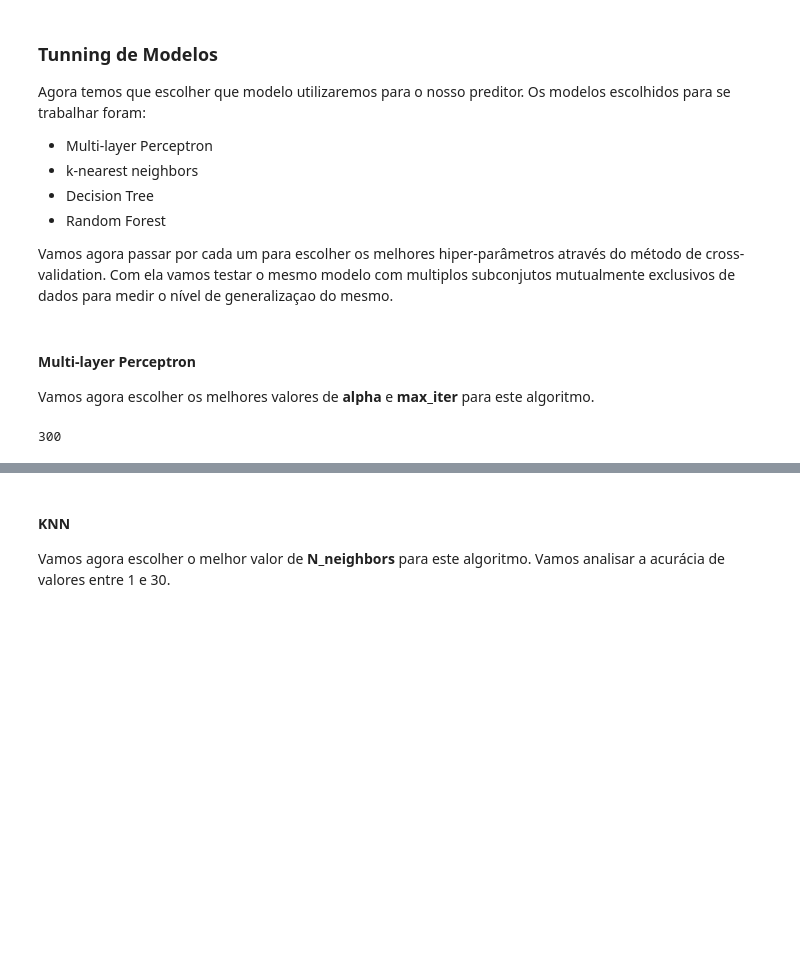
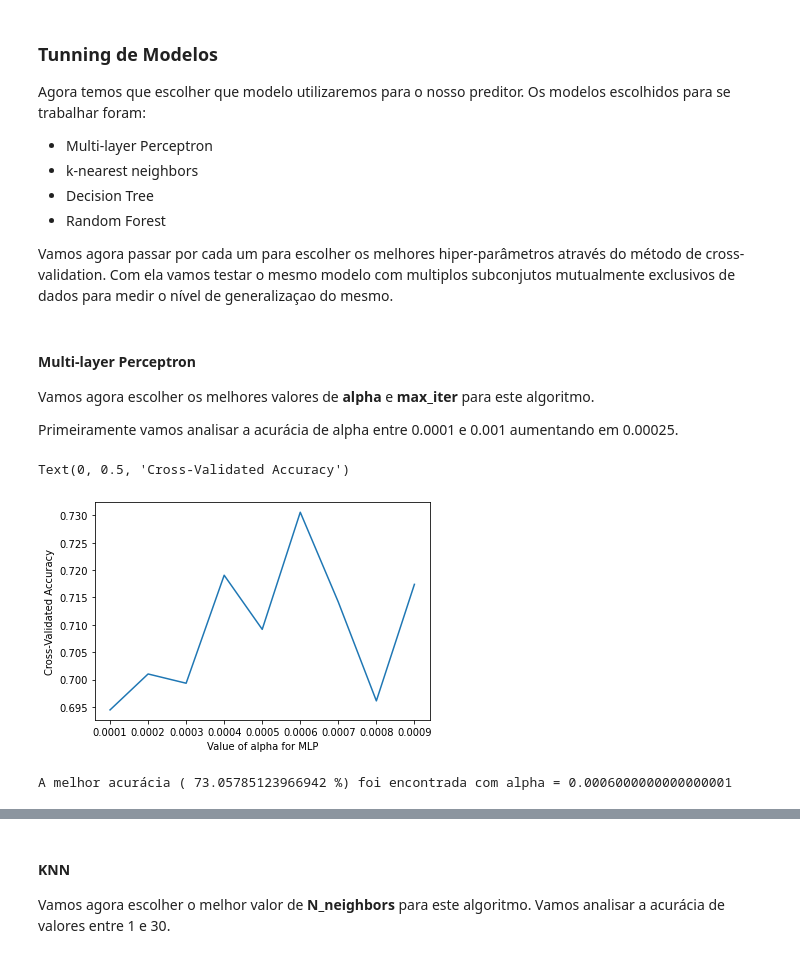
Before and after one commit to Valgueiro/dataScience_project, a Jupyter notebook: Projeto_2_dataScience.ipynb, the cells around one changed output, grey strips where cells are left out. Drawn from its saved outputs; the diff is of its cells as text; code cells hidden in the pictures; blank space fills up the shorter version.

```diff
--- a/Projeto_2_dataScience.ipynb
+++ b/Projeto_2_dataScience.ipynb
@@ -291,8 +291,35 @@ Vamos agora passar por cada um para escolher os melhores hiper-parâmetros atrav
 #### Multi-layer Perceptron
 
 Vamos agora escolher os melhores valores de **alpha** e **max_iter** para este algoritmo.
+
+
+Primeiramente vamos analisar a acurácia de alpha entre 0.0001 e 0.001 aumentando em 0.00025.
-# %%
-from sklearn.neural_network import MLPClassifier
-len(results[results == 1])
-# %% [output]
-300
+# %%
+from sklearn.neural_network import MLPClassifier
+from sklearn.neighbors import KNeighborsClassifier
+import numpy
+alpha_range = numpy.arange(0.0001, 0.001, 0.00010)
+alpha_scores = {}
+for a in alpha_range:
+    model = MLPClassifier(alpha=a)
+    scores = cross_val_score(model, qbs_attributes, results, cv=5, scoring='accuracy')
+    alpha_scores[a] = scores.mean()
+
+plt.plot(list(alpha_scores.keys()), list(alpha_scores.values()))
+plt.xlabel('Value of alpha for MLP')
+plt.ylabel('Cross-Validated Accuracy')
+# %% [output]
+Text(0, 0.5, 'Cross-Validated Accuracy')
+[figure, added]
+# %%
+best_alpha = 0
+best_accuracy = 0
+
+for index, accuracy in alpha_scores.items():
+  if best_accuracy < accuracy:
+    best_alpha = index
+    best_accuracy = accuracy
+
+print("A melhor acurácia (", best_accuracy*100, "%) foi encontrada com alpha =", best_alpha)
+# %% [output]
+A melhor acurácia ( 73.05785123966942 %) foi encontrada com alpha = 0.0006000000000000001
```
Also changed, not shown: parts of 8 cells of this notebook.
